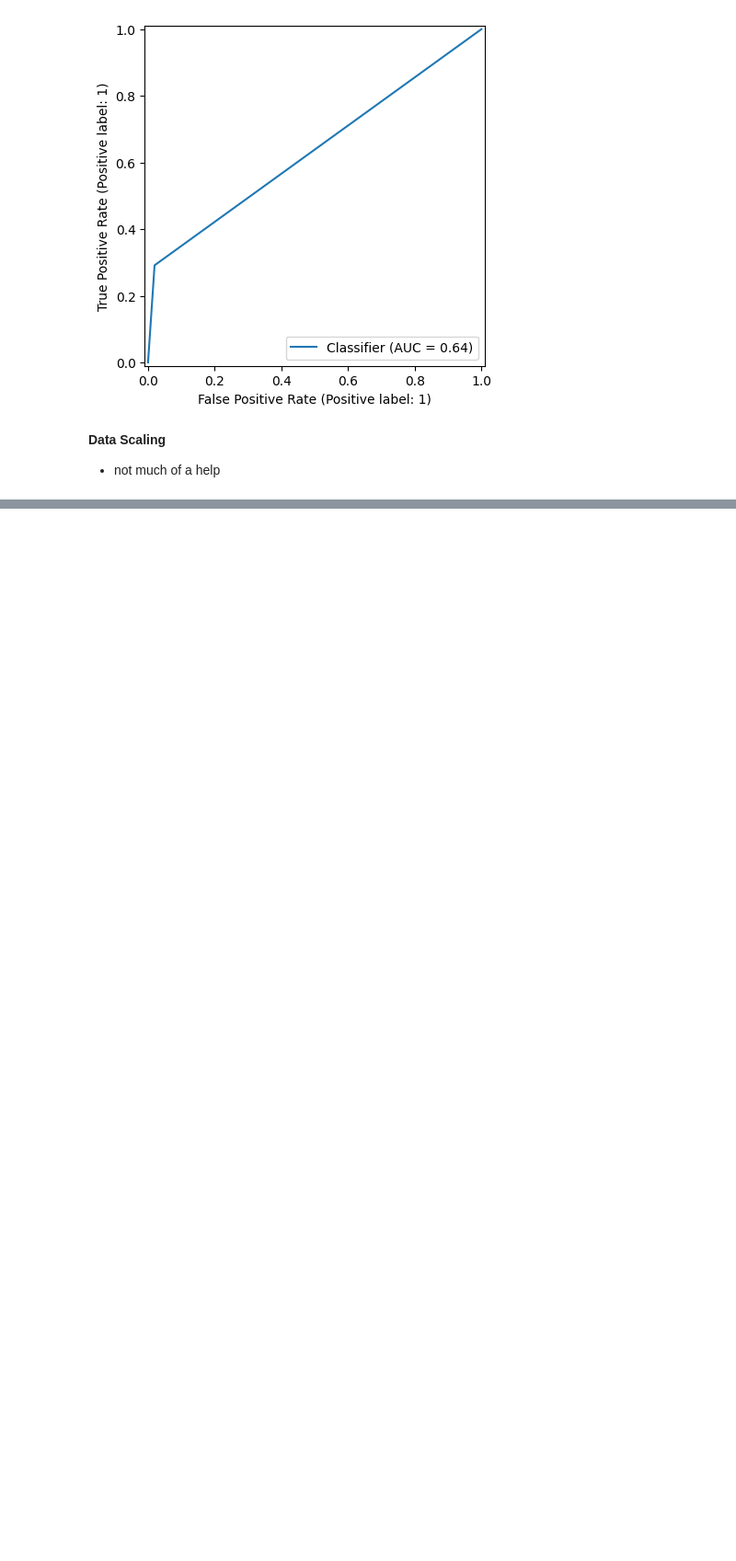
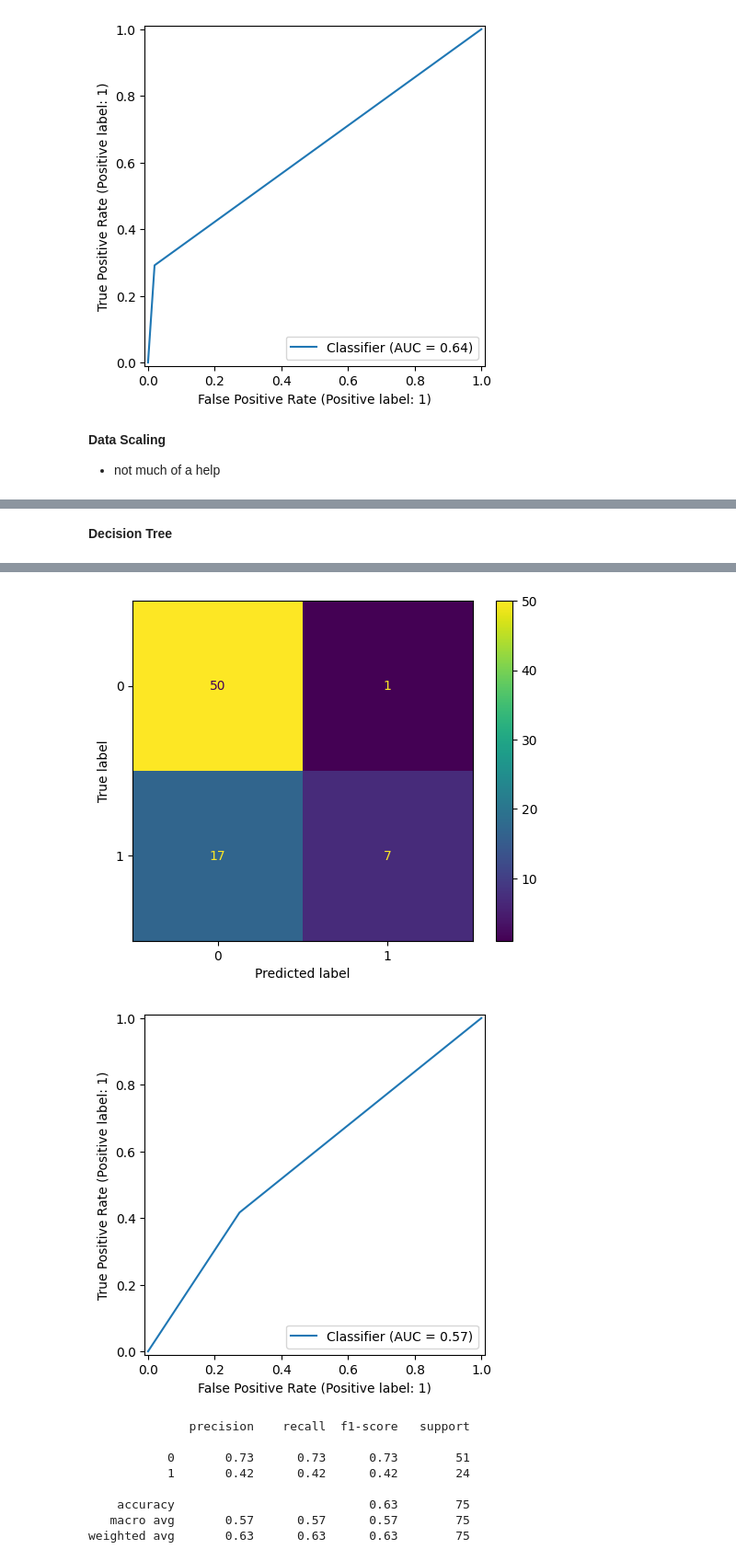
Before and after one commit to dr-koehler-ai/Heart-Failure-Clinical-Records-Dashboard, a Jupyter notebook: Heart_Failure_Clinical_Records_V2.ipynb, the cells around one changed output, grey strips where cells are left out. Shown at 92% size. Drawn from its saved outputs; the diff is of its cells as text; code cells hidden in the pictures; blank space fills up the shorter version.

```diff
--- a/Heart_Failure_Clinical_Records_V2.ipynb
+++ b/Heart_Failure_Clinical_Records_V2.ipynb
@@ -144,0 +162,30 @@ NameError: name 'X_train' is not defined
+# %% [markdown]
+**Decision Tree**
+# %%
+# Building the model
+decision_tree = DecisionTreeClassifier(random_state=42)
+decision_tree.fit(X_train, y_train)
+y_pred_tree = decision_tree.predict(X_test)
+
+# Classification Report & best parameters
+print(classification_report(y_test, y_pred))
+print(decision_tree.get_params())
+
+# Confusion Matrix
+cm_tree = confusion_matrix(y_test, y_pred)
+disp_tree = ConfusionMatrixDisplay(confusion_matrix=cm_tree, display_labels=decision_tree.classes_)
+disp_tree.plot()
+plt.show()
+
+# ROC Curve
+RocCurveDisplay.from_predictions(y_test, y_pred_tree)
+plt.show()
+
+# Classification Report
+print(classification_report(y_test, y_pred_tree))
+
+# Plotting Decision Tree
+plt.figure(figsize=(15,12))
+plot_tree(decision_tree, max_depth=2, fontsize=14, class_names = {0: "no heart failure", 1: "heart failure"}, feature_names=X.columns, filled=True)
+plt.show()
+# %% [output]
@@ -144,0 +202,10 @@ NameError: name 'X_train' is not defined
+[figure, added]
+[figure, added]
+              precision    recall  f1-score   support
+
+           0       0.73      0.73      0.73        51
+           1       0.42      0.42      0.42        24
+
+    accuracy                           0.63        75
+   macro avg       0.57      0.57      0.57        75
+weighted avg       0.63      0.63      0.63        75
```
Also changed, not shown: parts of 17 cells of this notebook.
